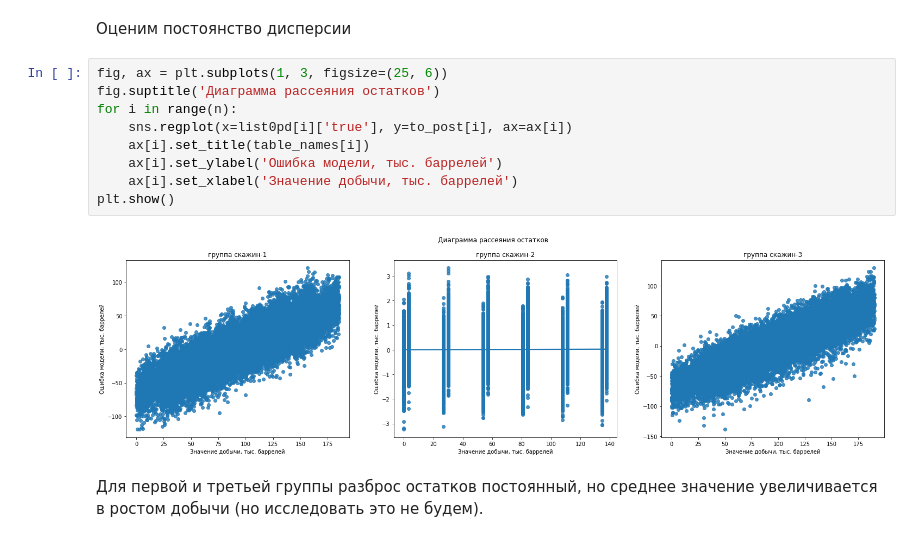
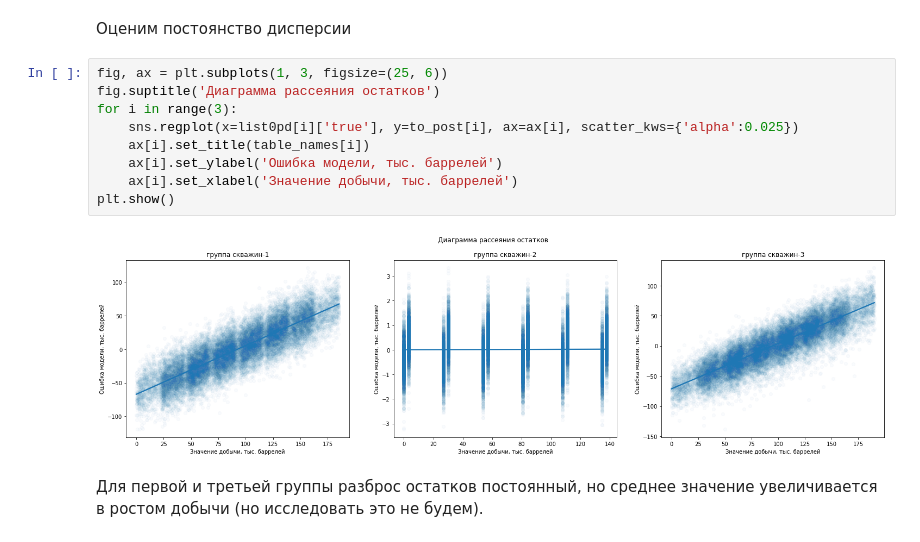
Before and after one commit to MalastowskiNS/-YanXPraKPjcts, a Jupyter notebook: M03P01-OilDerricksLocation/start.ipynb, the cells around one changed output. Saved outputs shown, nothing was run; the diff lists cells and outputs as text.

```diff
--- a/M03P01-OilDerricksLocation/start.ipynb
+++ b/M03P01-OilDerricksLocation/start.ipynb
@@ -546,14 +546,14 @@ Cредние значения около 0, так что модель прак
 # %%
 fig, ax = plt.subplots(1, 3, figsize=(25, 6))
 fig.suptitle('Диаграмма рассеяния остатков')
-for i in range(n):
-    sns.regplot(x=list0pd[i]['true'], y=to_post[i], ax=ax[i])
+for i in range(3):
+    sns.regplot(x=list0pd[i]['true'], y=to_post[i], ax=ax[i], scatter_kws={'alpha':0.025})
     ax[i].set_title(table_names[i])
     ax[i].set_ylabel('Ошибка модели, тыс. баррелей')
     ax[i].set_xlabel('Значение добычи, тыс. баррелей')
 plt.show()
 # %% [output]
-[figure, old version]
+[figure, new version]
 # %% [markdown]
 Для первой и третьей группы разброс остатков постоянный, но среднее значение увеличивается в ростом добычи (но исследовать это не будем).
 # %% [markdown]
```
Also changed, not shown: parts of 3 cells of this notebook.
